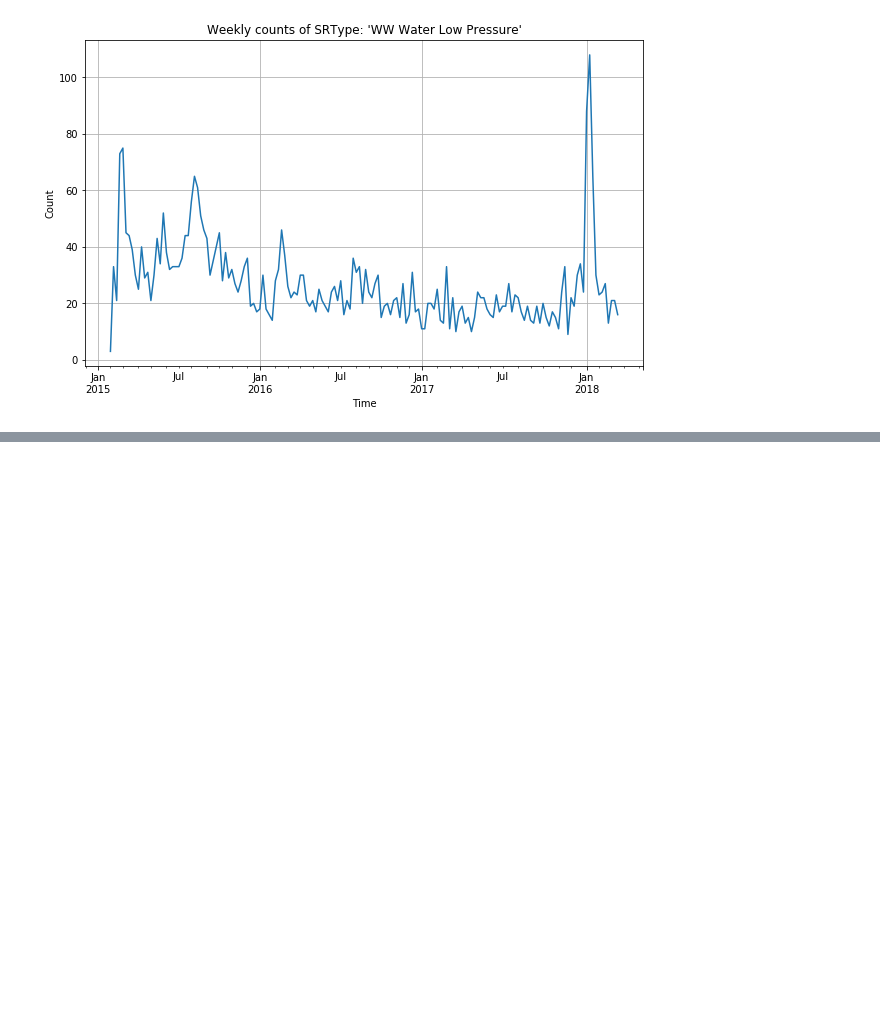
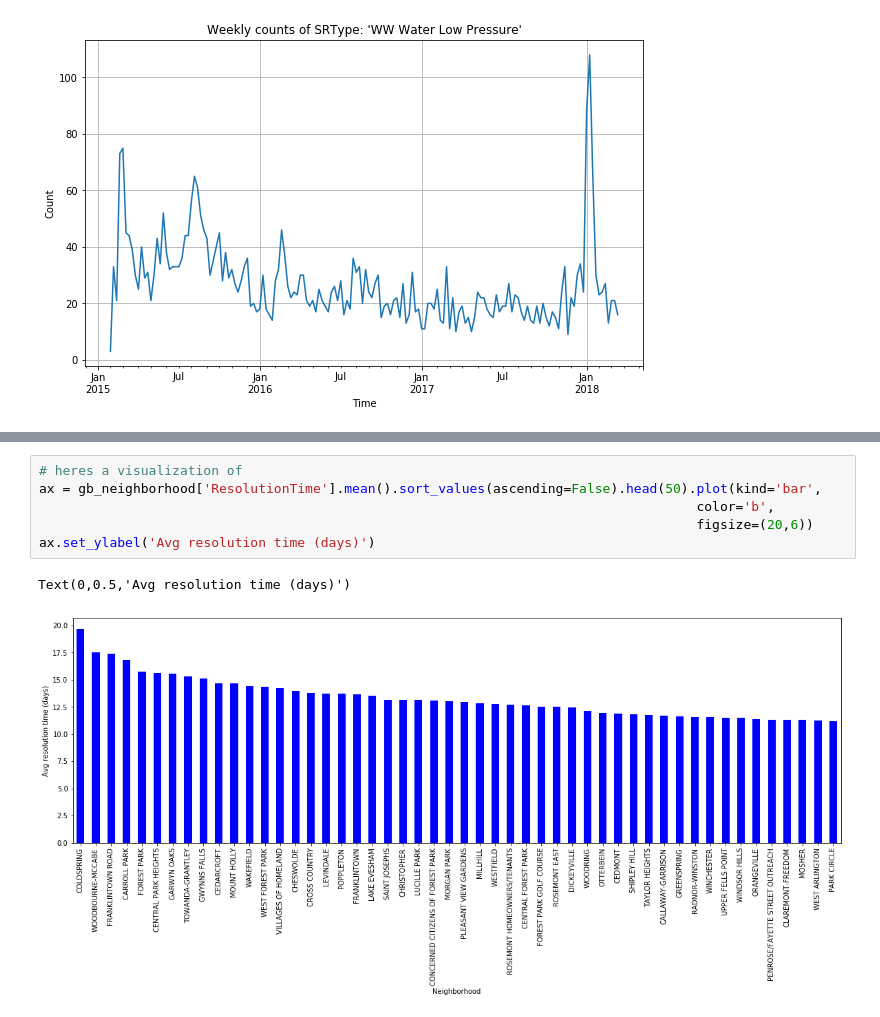
Before and after one commit to CodeInTheSchools2018/data-sets, a Jupyter notebook: 311/explore_311.ipynb, the cells around one changed output, grey strips where cells are left out. Saved outputs shown, nothing was run; the diff lists cells and outputs as text; blank space fills up the shorter version.

```diff
--- a/311/explore_311.ipynb
+++ b/311/explore_311.ipynb
@@ -74,0 +126,9 @@ Text(0,0.5,'Count')
+# %%
+# heres a visualization of
+ax = gb_neighborhood['ResolutionTime'].mean().sort_values(ascending=False).head(50).plot(kind='bar',
+                                                                                    color='b',
+                                                                                    figsize=(20,6))
+ax.set_ylabel('Avg resolution time (days)')
+# %% [output]
+Text(0,0.5,'Avg resolution time (days)')
+[figure, added]
```
Also changed, not shown: parts of 5 cells of this notebook.
